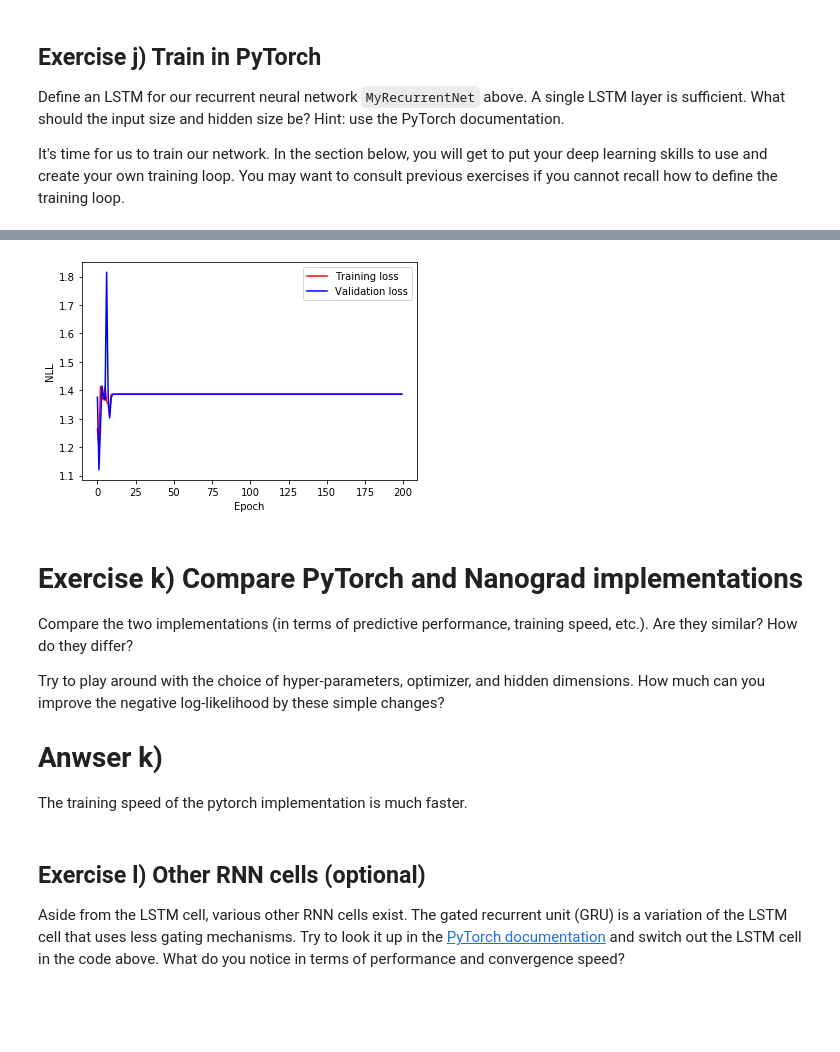
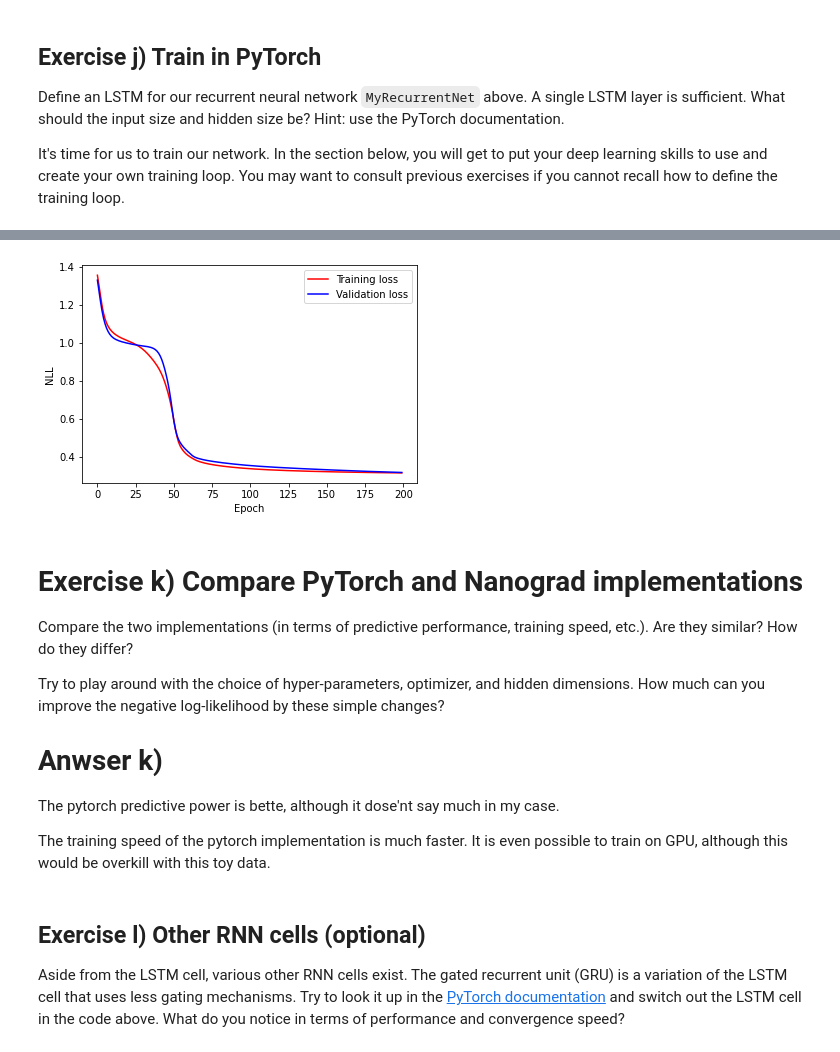
Before and after one commit to MartinBA741/Deep-Learning---DTU, a Jupyter notebook: 5_Recurrent/5_1_EXE_Recurrent_Neural_Networks_Nanograd.ipynb, the cells around one changed output, grey strips where cells are left out. Saved outputs shown, nothing was run; the diff lists cells and outputs as text; code cells hidden in the pictures; blank space fills up the shorter version.

```diff
--- a/5_Recurrent/5_1_EXE_Recurrent_Neural_Networks_Nanograd.ipynb
+++ b/5_Recurrent/5_1_EXE_Recurrent_Neural_Networks_Nanograd.ipynb
@@ -967,11 +967,12 @@ def freestyle(NN, sentence='', num_generate=10):
     if word != 'EOS':
         print(word)
         for i in range(num_generate-1):
-            #sentence_one_hot =
-            #outputs = forward_batch([sentence_one_hot], NN, use_stored_hid=False)
-            #output_words =
-            #word =
-            #output_sentence.append(word)
+            sentence_one_hot = one_hot_encode_sequence(sentence, vocab_size)
+            outputs = forward_batch([sentence_one_hot], NN, use_stored_hid=False)
+            output_words = [idx_to_word[np.argmax(output)] for output in Var_to_nparray(outputs[0])]
+            word = output_words[-1]
+
+            output_sentence.append(word)
             if word == 'EOS':
                 break
 
@@ -1298,35 +1301,7 @@ for i in range(num_epochs):
     epoch_training_loss = 0
     epoch_validation_loss = 0
 
-    net.eval()
-
-    # For each sentence in validation set
-    for inputs, targets in validation_set:
-
-        # One-hot encode input and target sequence
-        inputs_one_hot = one_hot_encode_sequence_pytorch(inputs, vocab_size)
-        targets_idx = [word_to_idx[word] for word in targets]
-
-        # Convert input to tensor
-        inputs_one_hot = torch.Tensor(inputs_one_hot)
-        inputs_one_hot = inputs_one_hot.permute(0, 2, 1)
-
-        # Convert target to tensor
-        targets_idx = torch.LongTensor(targets_idx)
-
-        # Forward pass
-        # YOUR CODE HERE!
-        outputs = net(inputs_one_hot)
-
-        # Compute loss
-        # YOUR CODE HERE!
-        loss = criterion(outputs, targets_idx)
-
-        # Update loss
-        epoch_validation_loss += loss.detach().numpy()
-
     net.train()
-
     # For each sentence in training set
     for inputs, targets in training_set:
 
@@ -1343,6 +1318,7 @@ for i in range(num_epochs):
 
         # Forward pass
         # YOUR CODE HERE!
+        net.zero_grad()
         outputs = net(inputs_one_hot)
 
         # Compute loss
@@ -1362,6 +1338,36 @@ for i in range(num_epochs):
 
         # Update loss
         epoch_training_loss += loss.detach().numpy()
+
+    net.eval()
+    # For each sentence in validation set
+    for inputs, targets in validation_set:
+
+        # One-hot encode input and target sequence
+        inputs_one_hot = one_hot_encode_sequence_pytorch(inputs, vocab_size)
+        targets_idx = [word_to_idx[word] for word in targets]
+
+        # Convert input to tensor
+        inputs_one_hot = torch.Tensor(inputs_one_hot)
+        inputs_one_hot = inputs_one_hot.permute(0, 2, 1)
+
+        # Convert target to tensor
+        targets_idx = torch.LongTensor(targets_idx)
+
+        # Forward pass
+        # YOUR CODE HERE!
+
+        # Forward
+        outputs = net(inputs_one_hot)
+
+        # Compute loss
+        # YOUR CODE HERE!
+        loss = criterion(outputs, targets_idx)
+
+        # Update loss
+        epoch_validation_loss += loss.detach().numpy()
+
+
 
     # Save loss for plot
     training_loss.append(epoch_training_loss/len(training_set))
@@ -1427,4 +1433,4 @@ Predicted sequence:
-[figure, old version]
+[figure, new version]
 # %% [markdown]
 # Exercise k) Compare PyTorch and Nanograd implementations
 
@@ -1434,7 +1440,9 @@ Compare the two implementations (in terms of predictive performance, training sp
 Try to play around with the choice of hyper-parameters, optimizer, and hidden dimensions. How much can you improve the negative log-likelihood by these simple changes?
 
 # Anwser k)
-The training speed of the pytorch implementation is much faster.
+The pytorch predictive power is bette, although it dose'nt say much in my case.
+
+The training speed of the pytorch implementation is much faster. It is even possible to train on GPU, although this would be overkill with this toy data.
 # %% [markdown]
 ## Exercise l) Other RNN cells (optional)
 
```
Also changed, not shown: parts of 8 cells of this notebook.
